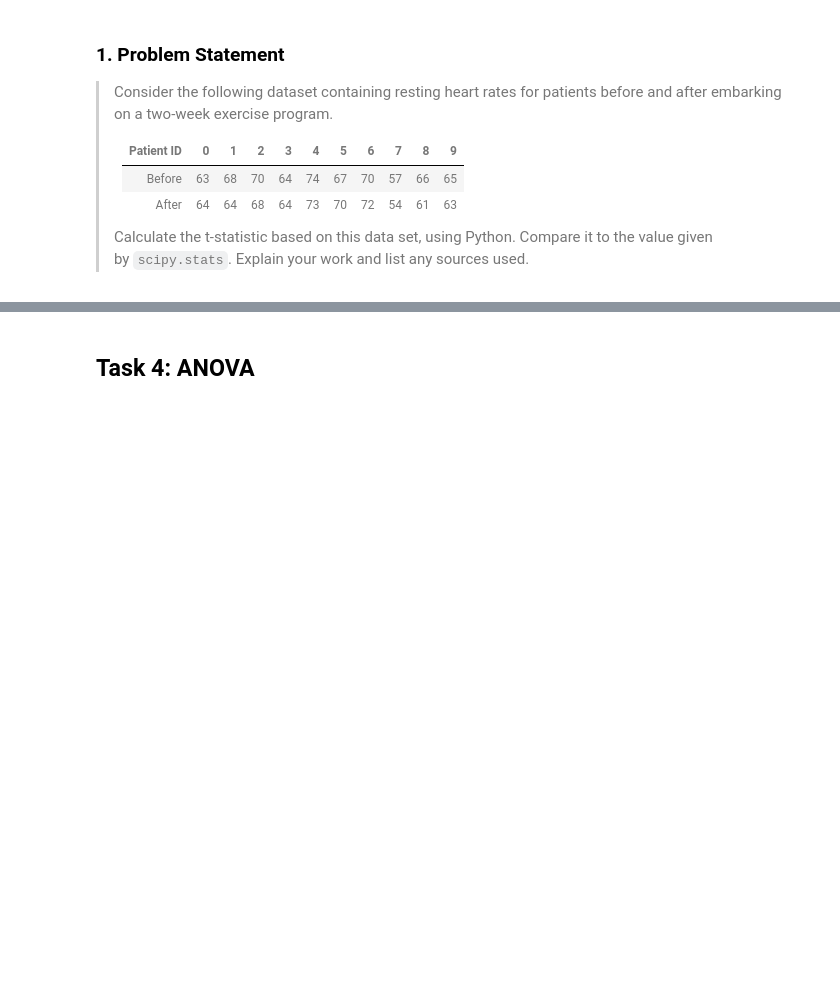
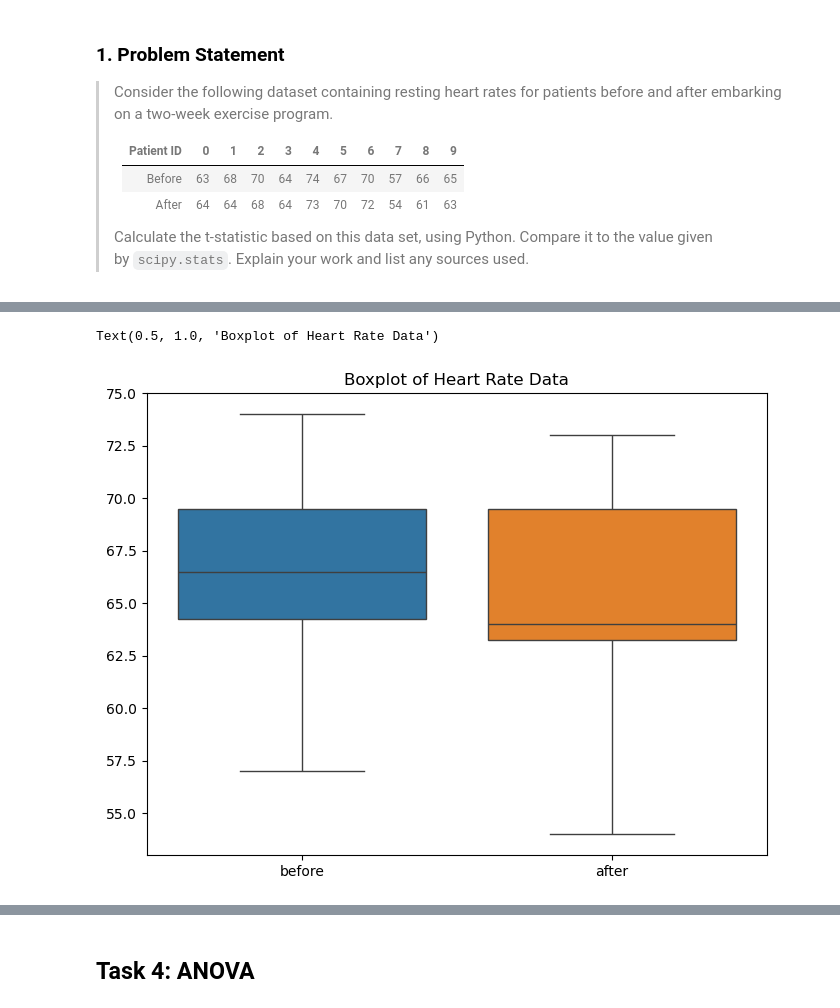
Before and after one commit to C-3sc0/applied_statistics, a Jupyter notebook: tasks.ipynb, the cells around one changed output, grey strips where cells are left out. Drawn from its saved outputs; the diff is of its cells as text; code cells hidden in the pictures; blank space fills up the shorter version.

```diff
--- a/tasks.ipynb
+++ b/tasks.ipynb
@@ -702,0 +836,7 @@ After conducting two distinct statistical tests on our sample, we have increased
+# %%
+fig, ax = plt.subplots(figsize=(8, 6))
+sns.boxplot(data=df, ax=ax)
+ax.set_title("Boxplot of Heart Rate Data")
+# %% [output]
+Text(0.5, 1.0, 'Boxplot of Heart Rate Data')
+[figure, added]
```
Also changed, not shown: parts of 16 cells of this notebook.
